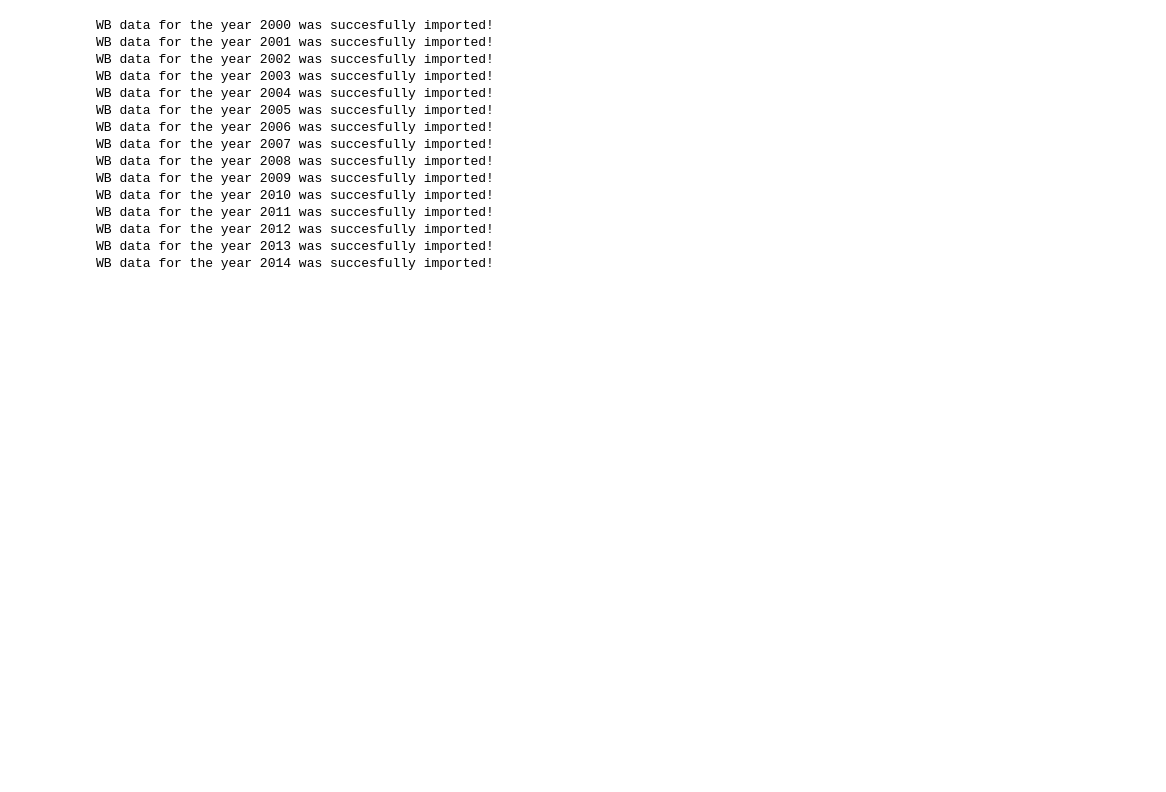
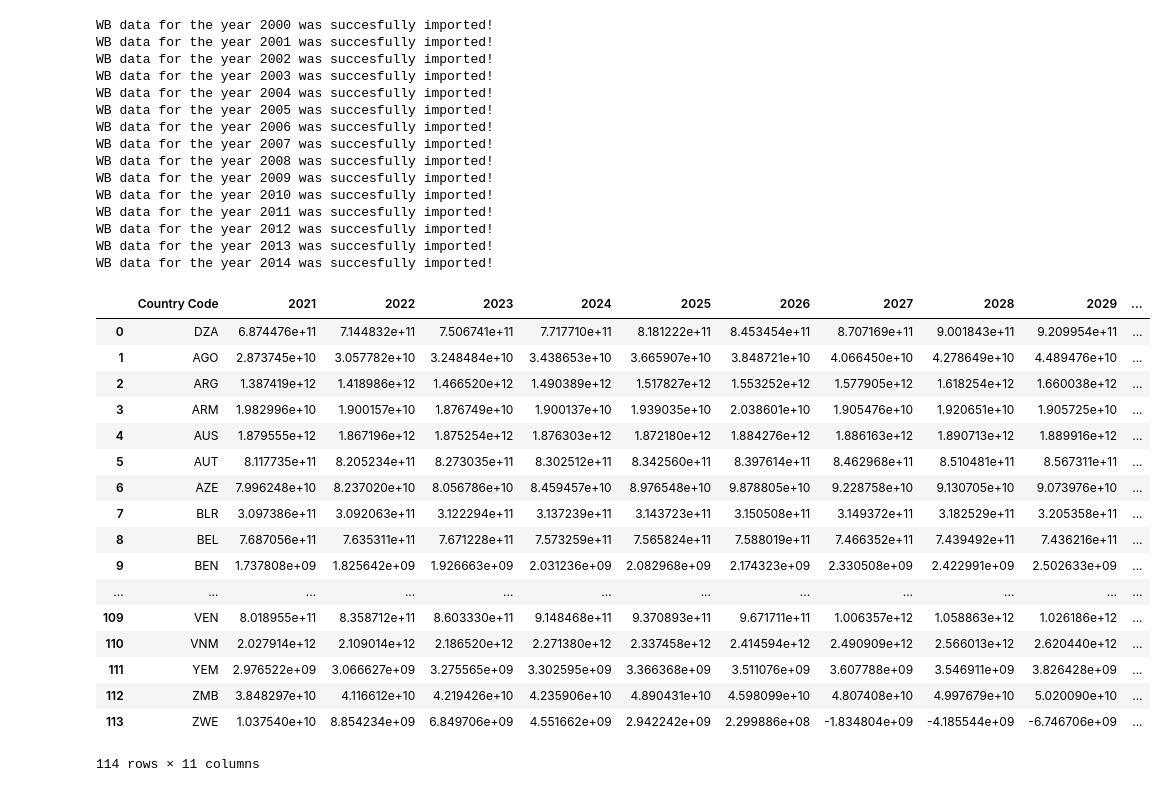
Before and after one commit to michellewl/building_resilience, a Jupyter notebook: models/top_to_bottom/main.ipynb, the cells around one changed output. Cells and saved outputs as stored; diff of their text form; code cells hidden in the pictures; blank space fills up the shorter version.

```diff
--- a/models/top_to_bottom/main.ipynb
+++ b/models/top_to_bottom/main.ipynb
@@ -220,4 +220,26 @@ for i in range(len(industrial_pred)):
     industrial_pred.iloc[i,1:] = ind_pred[i]
     commercial_pred.iloc[i,1:] = com_pred[i]
     residential_pred.iloc[i,1:] = res_pred[i]
+# %%
+# industrial_pred = hf.change_to_fips(repo_path,industrial_pred)
+industrial_pred
+# %% [output]
+|  | Country Code | 2021 | 2022 | 2023 | 2024 | 2025 | 2026 | 2027 | 2028 | 2029 | ... |
+| 0 | DZA | 6.874476e+11 | 7.144832e+11 | 7.506741e+11 | 7.717710e+11 | 8.181222e+11 | 8.453454e+11 | 8.707169e+11 | 9.001843e+11 | 9.209954e+11 | ... |
+| 1 | AGO | 2.873745e+10 | 3.057782e+10 | 3.248484e+10 | 3.438653e+10 | 3.665907e+10 | 3.848721e+10 | 4.066450e+10 | 4.278649e+10 | 4.489476e+10 | ... |
+| 2 | ARG | 1.387419e+12 | 1.418986e+12 | 1.466520e+12 | 1.490389e+12 | 1.517827e+12 | 1.553252e+12 | 1.577905e+12 | 1.618254e+12 | 1.660038e+12 | ... |
+| 3 | ARM | 1.982996e+10 | 1.900157e+10 | 1.876749e+10 | 1.900137e+10 | 1.939035e+10 | 2.038601e+10 | 1.905476e+10 | 1.920651e+10 | 1.905725e+10 | ... |
+| 4 | AUS | 1.879555e+12 | 1.867196e+12 | 1.875254e+12 | 1.876303e+12 | 1.872180e+12 | 1.884276e+12 | 1.886163e+12 | 1.890713e+12 | 1.889916e+12 | ... |
+| 5 | AUT | 8.117735e+11 | 8.205234e+11 | 8.273035e+11 | 8.302512e+11 | 8.342560e+11 | 8.397614e+11 | 8.462968e+11 | 8.510481e+11 | 8.567311e+11 | ... |
+| 6 | AZE | 7.996248e+10 | 8.237020e+10 | 8.056786e+10 | 8.459457e+10 | 8.976548e+10 | 9.878805e+10 | 9.228758e+10 | 9.130705e+10 | 9.073976e+10 | ... |
+| 7 | BLR | 3.097386e+11 | 3.092063e+11 | 3.122294e+11 | 3.137239e+11 | 3.143723e+11 | 3.150508e+11 | 3.149372e+11 | 3.182529e+11 | 3.205358e+11 | ... |
+| 8 | BEL | 7.687056e+11 | 7.635311e+11 | 7.671228e+11 | 7.573259e+11 | 7.565824e+11 | 7.588019e+11 | 7.466352e+11 | 7.439492e+11 | 7.436216e+11 | ... |
+| 9 | BEN | 1.737808e+09 | 1.825642e+09 | 1.926663e+09 | 2.031236e+09 | 2.082968e+09 | 2.174323e+09 | 2.330508e+09 | 2.422991e+09 | 2.502633e+09 | ... |
+| ... | ... | ... | ... | ... | ... | ... | ... | ... | ... | ... | ... |
+| 109 | VEN | 8.018955e+11 | 8.358712e+11 | 8.603330e+11 | 9.148468e+11 | 9.370893e+11 | 9.671711e+11 | 1.006357e+12 | 1.058863e+12 | 1.026186e+12 | ... |
+| 110 | VNM | 2.027914e+12 | 2.109014e+12 | 2.186520e+12 | 2.271380e+12 | 2.337458e+12 | 2.414594e+12 | 2.490909e+12 | 2.566013e+12 | 2.620440e+12 | ... |
+| 111 | YEM | 2.976522e+09 | 3.066627e+09 | 3.275565e+09 | 3.302595e+09 | 3.366368e+09 | 3.511076e+09 | 3.607788e+09 | 3.546911e+09 | 3.826428e+09 | ... |
+| 112 | ZMB | 3.848297e+10 | 4.116612e+10 | 4.219426e+10 | 4.235906e+10 | 4.890431e+10 | 4.598099e+10 | 4.807408e+10 | 4.997679e+10 | 5.020090e+10 | ... |
+| 113 | ZWE | 1.037540e+10 | 8.854234e+09 | 6.849706e+09 | 4.551662e+09 | 2.942242e+09 | 2.299886e+08 | -1.834804e+09 | -4.185544e+09 | -6.746706e+09 | ... |
+114 rows × 11 columns
 # %%
```
Also changed, not shown: parts of 7 cells of this notebook, 2 other files.
